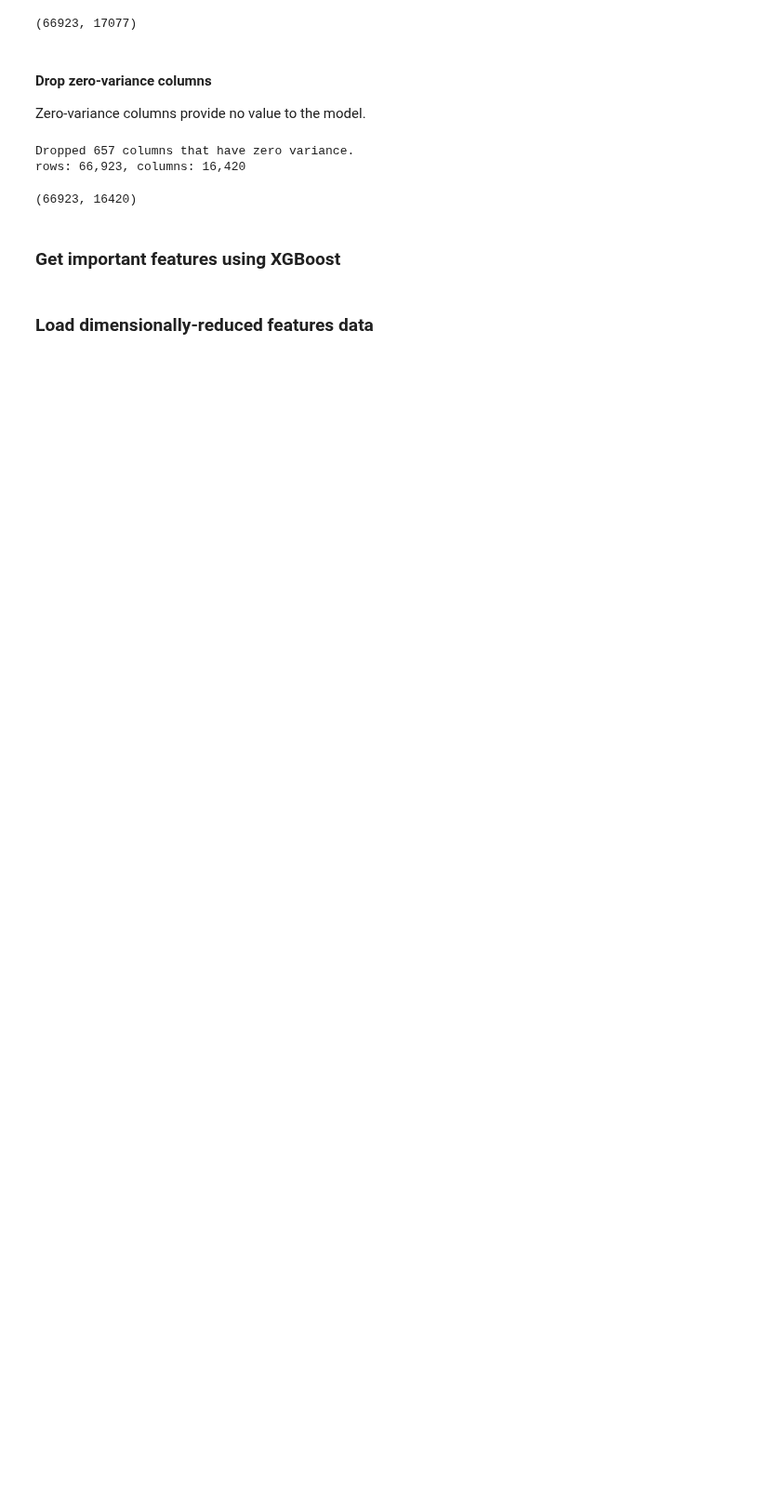
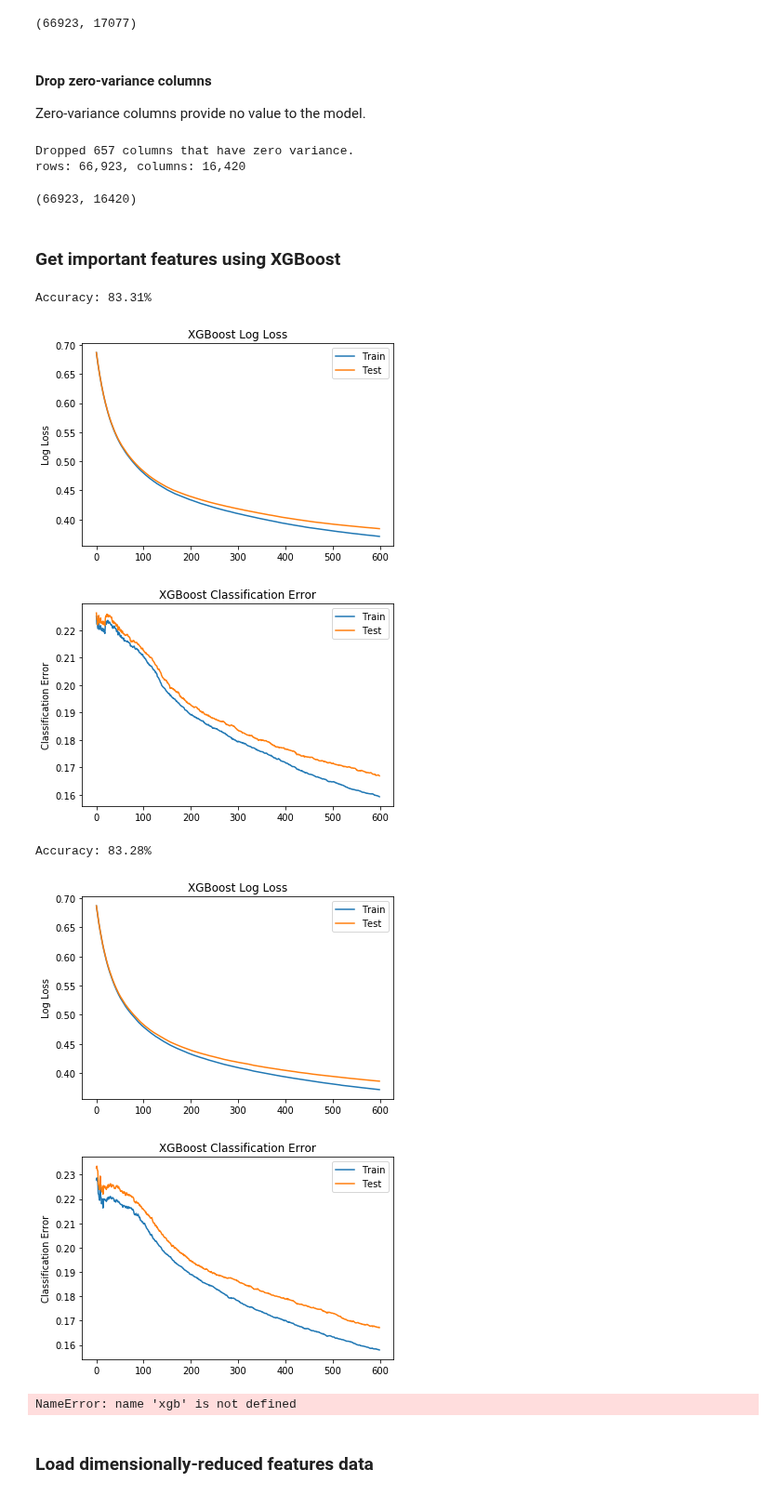
Before and after one commit to BrianDavisMath/FDA-COVID19, a Jupyter notebook: notebooks/greg-dimension-reduction-xgboost.ipynb, the cells around one changed output. Shown at 93% size. Drawn from its saved outputs; the diff is of its cells as text; code cells hidden in the pictures; blank space fills up the shorter version.

Commit message:
Added remaining code to assess xgboost second attempt (using the sample_activity_score threshold to sample).

```diff
--- a/notebooks/greg-dimension-reduction-xgboost.ipynb
+++ b/notebooks/greg-dimension-reduction-xgboost.ipynb
@@ -540,37 +538,45 @@ rows: 66,923, columns: 16,420
 # %%
 # Split
 Y = df_features['activity'].values
-X = df_features.drop(['activity', 'cid', 'pid'], axis=1)
+X = df_features.drop(['activity', 'cid', 'pid', 'sample_activity_score'], axis=1)
 X.columns = list(range(0, len(X.columns)))
 
 # train
 xgb1 = train()
 xgb2 = train(random_state=7)
 
 # get features
-xgb1_features = get_features(xgb)
+xgb1_features = get_features(xgb1)
 print('number of most important features: {:,}'.format(len(xgb1_features)))
 
 xgb2_features = get_features(xgb2)
 print('number of most important features: {:,}'.format(len(xgb2_features)))
 
 # compare features
-common_features = set(xgb_features).intersection(set(xgb2_features))
+common_features = set(xgb1_features).intersection(set(xgb2_features))
 print('number of important features in common: {:,}'.format(len(common_features)))
 
 # save dataset
 top_feature_cols = df_features.drop(['activity', 'cid', 'pid'], axis=1).columns.values[xgb1_features]
 features = ['activity', 'cid', 'pid'] + list(top_feature_cols)
 df_to_save = df_features[features]
 print(df_to_save.shape)
 print(df_to_save.head())
 
 store = pd.HDFStore(data_loc + 'xgboost_features2_data.h5')
 store['df'] = df_to_save
 store.close()
 
 del df_features
 df_features = df_to_save
+# %% [output]
+Accuracy: 83.31%
+[figure, added]
+[figure, added]
+Accuracy: 83.28%
+[figure, added]
+[figure, added]
+NameError: name 'xgb' is not defined
 # %% [markdown]
 ### Load dimensionally-reduced features data
 # %%
```
Also changed, not shown: parts of 20 cells of this notebook.
